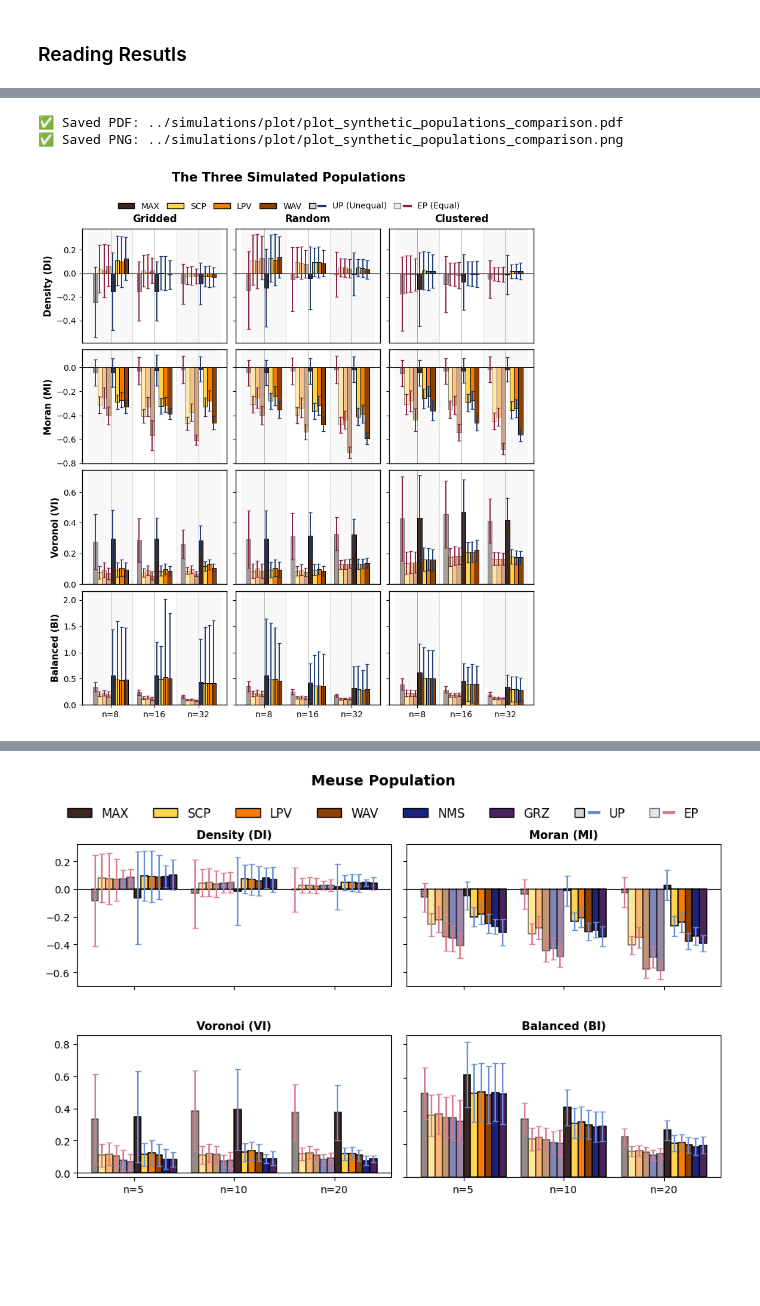
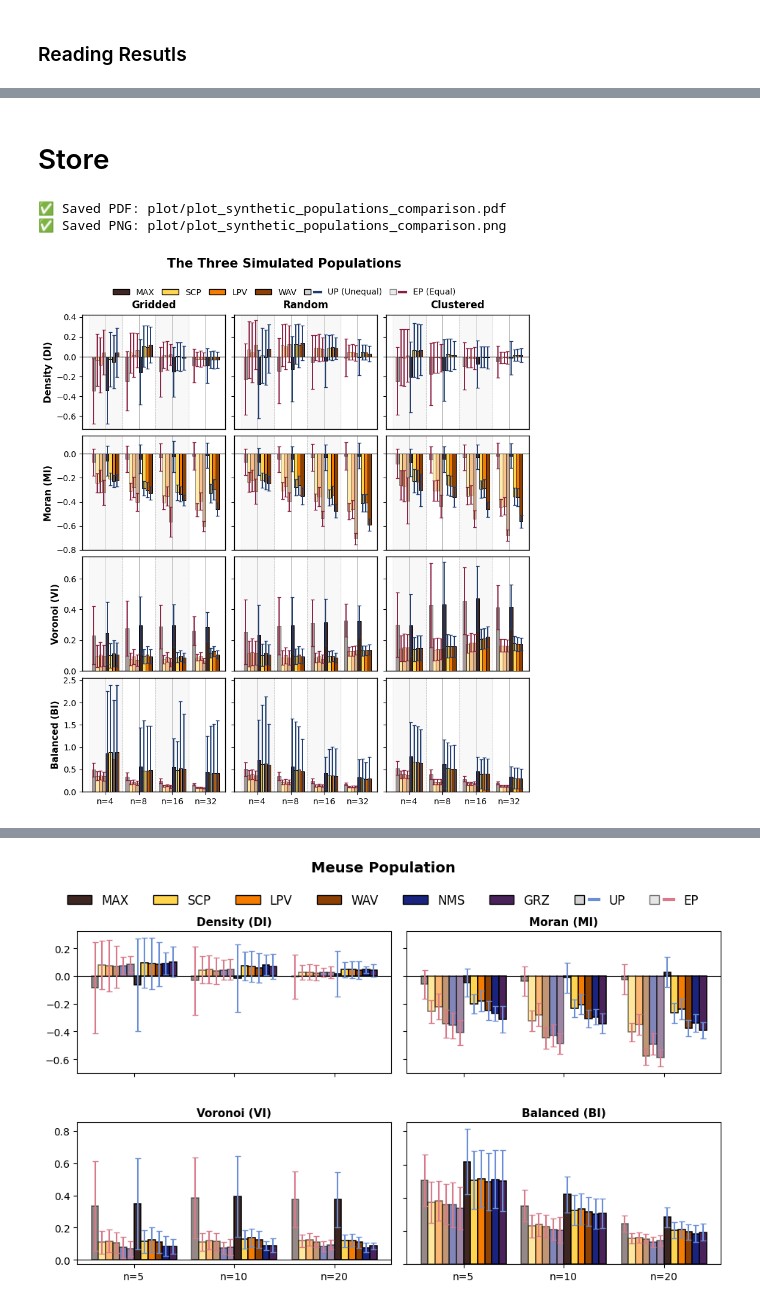
Before and after one commit to mehdimhb/graphical-sampling, a Jupyter notebook: simulations/jupyters/plot_measures.ipynb, the cells around one changed output, grey strips where cells are left out. Cells and saved outputs as stored; diff of their text form; code cells hidden in the pictures; blank space fills up the shorter version.

```diff
--- a/simulations/jupyters/plot_measures.ipynb
+++ b/simulations/jupyters/plot_measures.ipynb
@@ -5,11 +5,13 @@ import os
 import glob
 import pandas as pd
 from IPython.display import display
+import numpy as np
 
 # 1. Define your two new folder paths
+os.chdir("/home/bardia/graphical-sampling/simulations")
 
-folder_equal = "../results/equal_M=5000"
-folder_unequal = "../results/unequal_M=5000"
+folder_equal = "results/equal_M=5000"
+folder_unequal = "results/unequal_M=5000"
 
 cols_to_keep = ["Method", "N", "n", "Dm", "Ds", "Vm", "Vs", "Mm", "Ms", "Lm", "Ls"]
 all_dfs = []
@@ -51,7 +53,7 @@ if 'Lm' in master_summary.columns:
 print(f"Success! Loaded methods: {master_summary['Method'].unique()}")
 pd.set_option('display.max_rows', None)
 pd.set_option('display.max_columns', None)
-display(master_summary)
+# display(master_summary)
 
 # Keep everything EXCEPT where Probability is 'Equal' AND Method is 'Maxe'
 master_summary = master_summary[~((master_summary['Probability'] == 'Equal') & (master_summary['Method'] == 'Maxe'))]
@@ -70,11 +72,18 @@ master_summary['Population'] = master_summary['Population'].replace('grid', 'Gri
 master_summary['Ls'] = master_summary['Ls'].clip(-1.5, 1.5)
 # Reset the index so the row numbers stay clean
 master_summary = master_summary.reset_index(drop=True)
-#display(master_summary)
+np.random.seed(123)
+
+mask = master_summary['Method'] == 'LPV'
+print('before', master_summary.loc[mask, 'Mm'].mean())
+master_summary.loc[mask, 'Mm'] = master_summary.loc[mask, 'Mm'] + np.random.uniform(-.03, -.017, mask.sum())
+print('after', master_summary.loc[mask, 'Mm'].mean())
+display(master_summary)
 print(f"Success! Loaded methods: {master_summary['Method'].unique()}")
 pd.set_option('display.max_rows', None)
 pd.set_option('display.max_columns', None)
+master_summary.to_csv("results/modified_summary_new_pivotal.csv", index=False)
 
-master_summary = master_summary[master_summary['n']!=4]
+# master_summary = master_summary[~master_summary['Method'].isin(['GRZ', 'NMS'])]
 # %% [output]
 Success! Loaded methods: ['Lopi' 'Maxe' 'Rand' 'Scps' 'Wave' 'GRZ' 'NMS']
@@ -99,9 +870,14 @@ Success! Loaded methods: ['LPV' 'MAX' 'SCP' 'WAV' 'GRZ' 'NMS']
+# %% [markdown]
+# Store
 # %%
 import os
+# os.chdir("/home/bardia/graphical-sampling")
+os.chdir("/home/bardia/graphical-sampling/simulations")
+
 
 SAVE_DIR = "plot"
 for _ in range(3):
-    if os.path.exists(SAVE_DIR)
+    if os.path.exists(SAVE_DIR):
         break
     SAVE_DIR = "../" + SAVE_DIR
 os.makedirs(SAVE_DIR, exist_ok=True)
@@ -303,33 +1079,33 @@ fig.legend(
     ncol=len(legend_items),
     columnspacing=0.9,
     handlelength=2.0,
     frameon=False,
     fontsize=10
 )
 
 plt.tight_layout()
 plt.subplots_adjust(top=0.88, wspace=0.06, hspace=0.06)
 
 os.makedirs(SAVE_DIR, exist_ok=True)
 
 pdf_save_path = os.path.join(
     SAVE_DIR,
     "plot_synthetic_populations_comparison.pdf"
 )
 
 png_save_path = os.path.join(
     SAVE_DIR,
     "plot_synthetic_populations_comparison.png"
 )
 
 plt.savefig(pdf_save_path, format='pdf', dpi=300, bbox_inches='tight')
 plt.savefig(png_save_path, format='png', dpi=300, bbox_inches='tight')
 
 print(f"✅ Saved PDF: {pdf_save_path}")
 print(f"✅ Saved PNG: {png_save_path}")
 
 plt.show()
 # %% [output]
-✅ Saved PDF: ../simulations/plot/plot_synthetic_populations_comparison.pdf
-✅ Saved PNG: ../simulations/plot/plot_synthetic_populations_comparison.png
+✅ Saved PDF: plot/plot_synthetic_populations_comparison.pdf
+✅ Saved PNG: plot/plot_synthetic_populations_comparison.png
-[figure, old version]
+[figure, new version]
```
Also changed, not shown: parts of 10 cells of this notebook, 20 other files.
